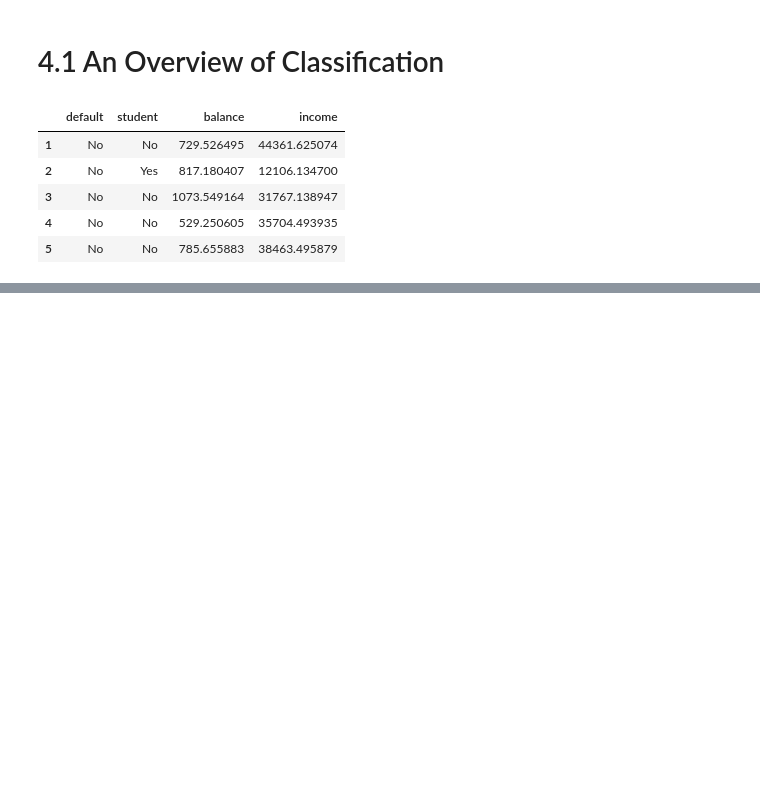
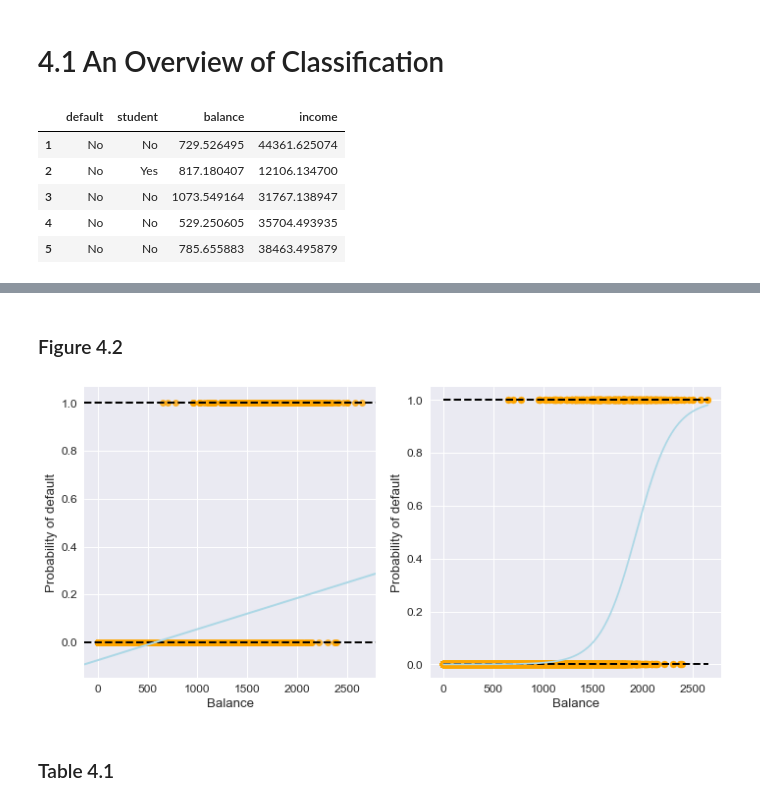
Before and after one commit to HammadZahidAli/ISLR-Python, a Jupyter notebook: notes/Chapter 4 - Classification.ipynb, the cells around one changed output, grey strips where cells are left out. Drawn from its saved outputs; the diff is of its cells as text; code cells hidden in the pictures; blank space fills up the shorter version.

```diff
--- a/notes/Chapter 4 - Classification.ipynb
+++ b/notes/Chapter 4 - Classification.ipynb
@@ -48,0 +108,40 @@ plt.show()
+# %%
+X_train = Default.balance.values.reshape(-1, 1)
+X_test = np.arange(Default.balance.min(), Default.balance.max()).reshape(-1, 1)
+y = Default.default.factorize()[0]
+
+clf = skl_lm.LogisticRegression(solver='newton-cg')
+clf.fit(X_train, y)
+prob = clf.predict_proba(X_test)
+# %% [markdown]
+### Figure 4.2
+# %%
+fig, (ax1, ax2) = plt.subplots(1,2, figsize=(10,5))
+
+sns.regplot(Default.balance, y, order=1, ci=None,
+            scatter_kws={'color':'orange'},
+            line_kws={'color':'lightblue', 'lw':2},
+            ax=ax1)
+
+ax2.scatter(X_train, y, color='orange', )
+ax2.plot(X_test, prob[:,1], color='lightblue')
+
+for ax in fig.axes:
+    ax.hlines(1,
+              xmin=ax.xaxis.get_data_interval()[0],
+              xmax=ax.xaxis.get_data_interval()[1],
+              linestyles='dashed', lw=2)
+    ax.hlines(0,
+              xmin=ax.xaxis.get_data_interval()[0],
+              xmax=ax.xaxis.get_data_interval()[1],
+              linestyles='dashed', lw=2)
+
+    ax.set_ylabel('Probability of default')
+    ax.set_xlabel('Balance')
+
+plt.tight_layout()
+plt.show()
+# %% [output]
+[figure, added]
+# %% [markdown]
+### Table 4.1
```
Also changed, not shown: parts of 21 cells of this notebook.
